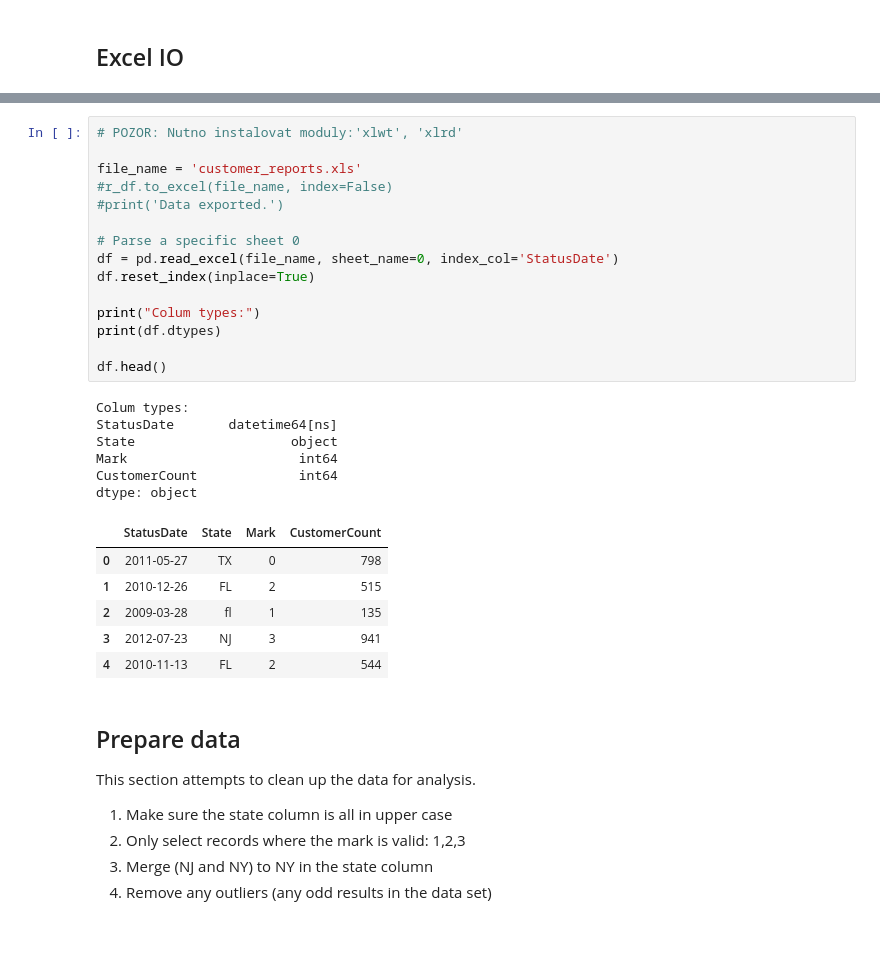
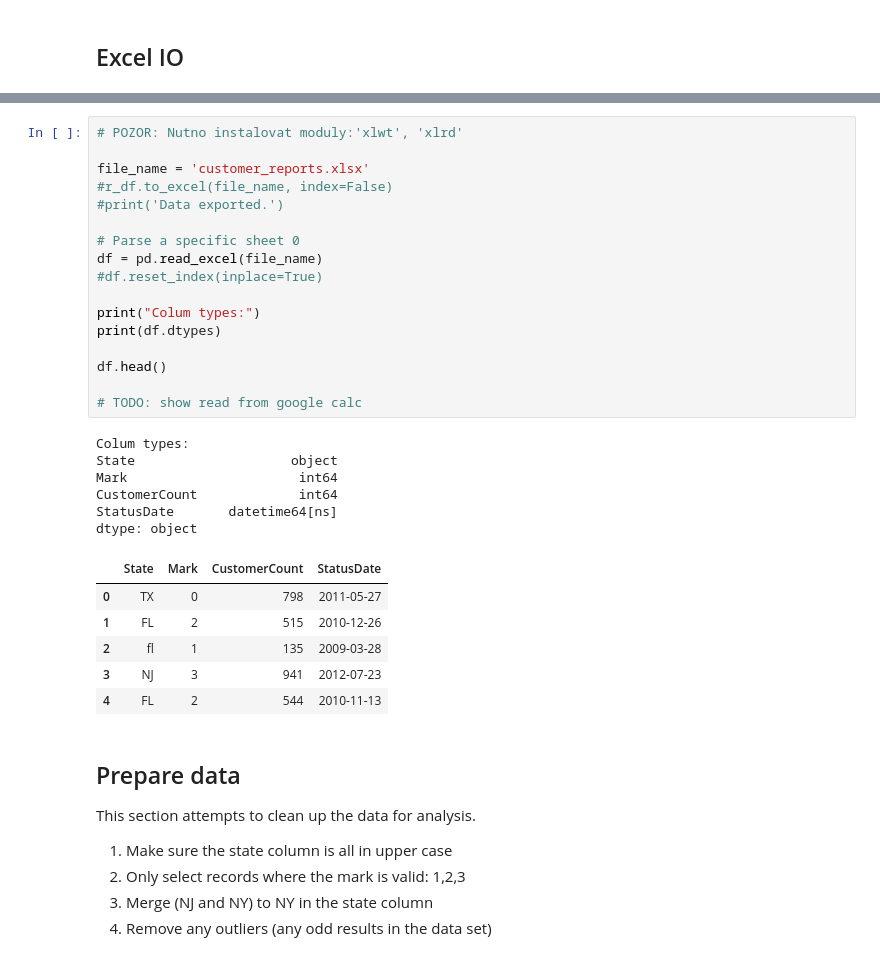
Before and after one commit to jbrezmorf/PAV_course, a Jupyter notebook: Section_3.1_Pandas.ipynb, the cells around one changed output, grey strips where cells are left out. Saved outputs shown, nothing was run; the diff lists cells and outputs as text.

```diff
--- a/Section_3.1_Pandas.ipynb
+++ b/Section_3.1_Pandas.ipynb
@@ -364,31 +386,33 @@ You should consider upgrading via the 'pip install --upgrade pip' command.
 # %%
 # POZOR: Nutno instalovat moduly:'xlwt', 'xlrd'
 
-file_name = 'customer_reports.xls'
+file_name = 'customer_reports.xlsx'
 #r_df.to_excel(file_name, index=False)
 #print('Data exported.')
 
 # Parse a specific sheet 0
-df = pd.read_excel(file_name, sheet_name=0, index_col='StatusDate')
-df.reset_index(inplace=True)
+df = pd.read_excel(file_name)
+#df.reset_index(inplace=True)
 
 print("Colum types:")
 print(df.dtypes)
 
 df.head()
+
+# TODO: show read from google calc
 # %% [output]
 Colum types:
-StatusDate       datetime64[ns]
 State                    object
 Mark                      int64
 CustomerCount             int64
+StatusDate       datetime64[ns]
 dtype: object
-|  | StatusDate | State | Mark | CustomerCount |
-| 0 | 2011-05-27 | TX | 0 | 798 |
-| 1 | 2010-12-26 | FL | 2 | 515 |
-| 2 | 2009-03-28 | fl | 1 | 135 |
-| 3 | 2012-07-23 | NJ | 3 | 941 |
-| 4 | 2010-11-13 | FL | 2 | 544 |
+|  | State | Mark | CustomerCount | StatusDate |
+| 0 | TX | 0 | 798 | 2011-05-27 |
+| 1 | FL | 2 | 515 | 2010-12-26 |
+| 2 | fl | 1 | 135 | 2009-03-28 |
+| 3 | NJ | 3 | 941 | 2012-07-23 |
+| 4 | FL | 2 | 544 | 2010-11-13 |
 # %% [markdown]
 ## Prepare data
 This section attempts to clean up the data for analysis.
```
Also changed, not shown: parts of 24 cells of this notebook, 1 other file.
